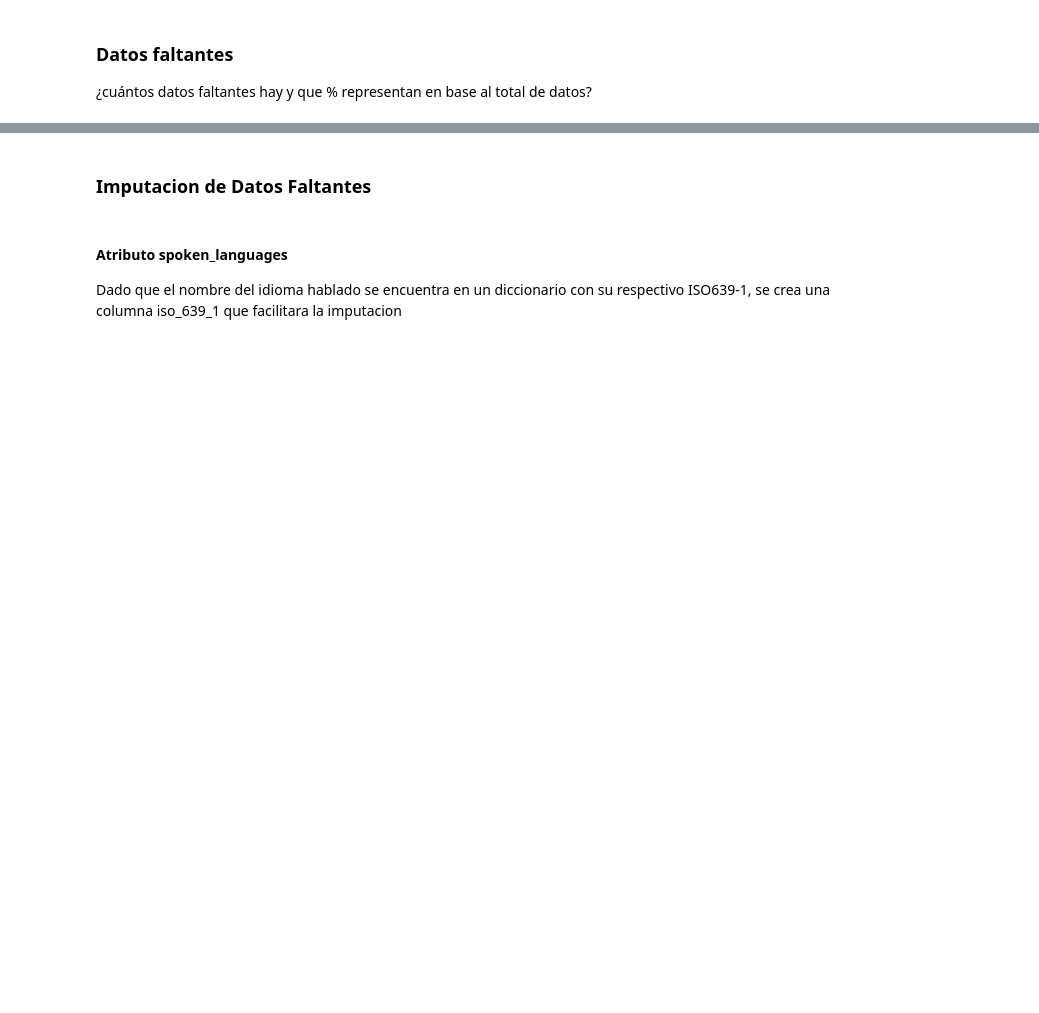
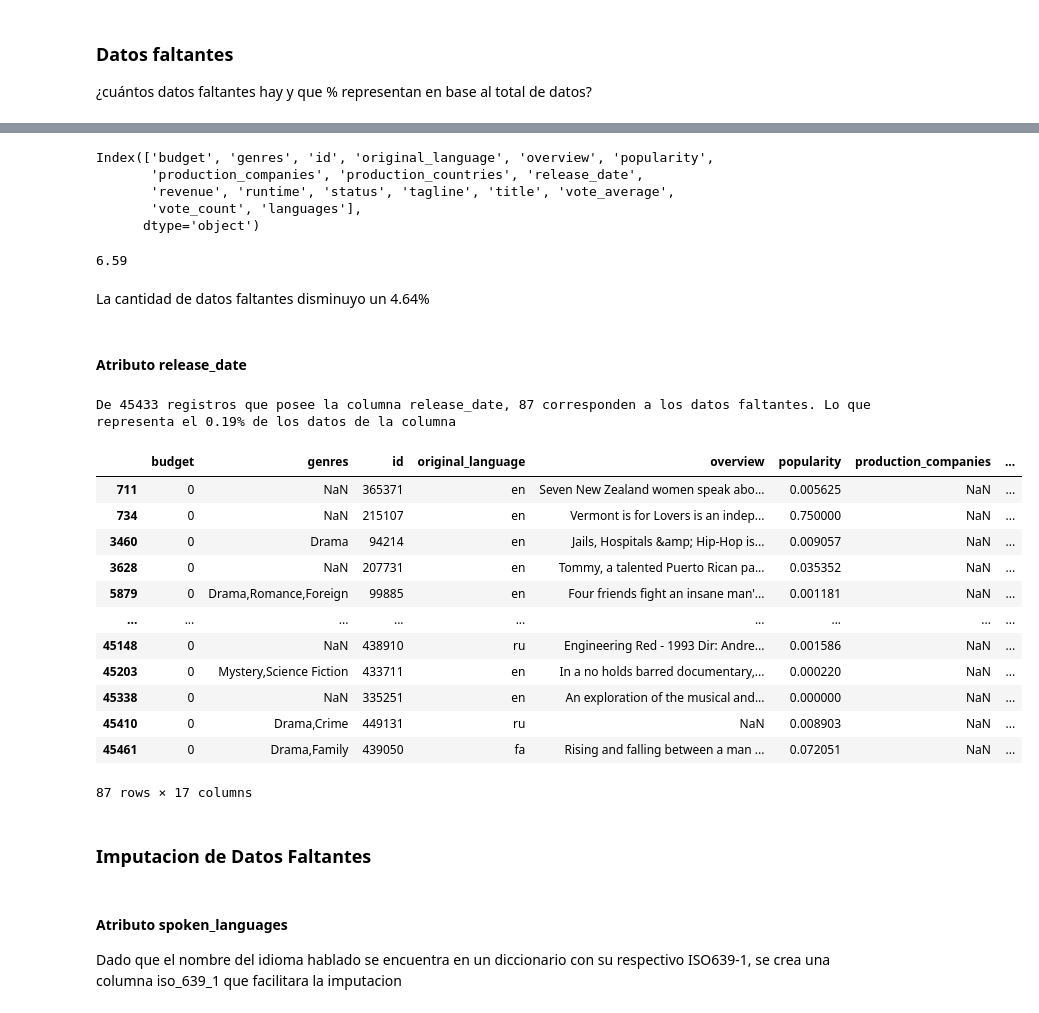
Before and after one commit to DanniRodrJ/Content-Based_Movie_Recommendation_System, a Jupyter notebook: ETL_Movies.ipynb, the cells around one changed output, grey strips where cells are left out. Drawn from its saved outputs; the diff is of its cells as text; code cells hidden in the pictures; blank space fills up the shorter version.

```diff
--- a/ETL_Movies.ipynb
+++ b/ETL_Movies.ipynb
@@ -1102,0 +1407,11 @@ copy_movies[copy_movies['id'] == 141971]
+# %%
+# Calcular la mediana de la columna "popularity" para filas con el id 69234
+new_value = round(sustitucion_69234.groupby('id')['popularity'].median().iloc[0], 6)
+# Actualizar el valor de la fila en la columna "popularity"
+row_index = 9576
+drop_index = 26625
+movies.loc[row_index, 'popularity'] = new_value
+# Eliminar la fila con el indice correspondiente a drop_index
+movies.drop(labels = drop_index, inplace = True)
+# Verificar que los cambios se han realizado
+movies[movies['id'] == 69234]
@@ -1102,0 +1421,4 @@ copy_movies[copy_movies['id'] == 141971]
+# %%
+# Verificar para el mismo id hay datos que difieren
+sustitucion_12600 = movies[movies['id'] == 12600][['id','popularity']]
+sustitucion_12600
@@ -1102,0 +1429,11 @@ copy_movies[copy_movies['id'] == 141971]
+# %%
+# Calcular la mediana de la columna "popularity" para filas con el id 12600
+new_value = round(sustitucion_12600.groupby('id')['popularity'].median().iloc[0], 6)
+# Actualizar el valor de la fila en la columna "popularity"
+row_index = 5535
+drop_index = 44826
+movies.loc[row_index, 'popularity'] = new_value
+# Eliminar la fila con el indice correspondiente a drop_index
+movies.drop(labels = drop_index, inplace = True)
+# Verificar que los cambios se han realizado
+movies[movies['id'] == 12600]
@@ -1140,3 +1505,52 @@ percent_missing
+# %%
+movies = movies.drop(['collection'], axis = 1)
+movies.columns
+# %% [output]
+Index(['budget', 'genres', 'id', 'original_language', 'overview', 'popularity',
+       'production_companies', 'production_countries', 'release_date',
+       'revenue', 'runtime', 'status', 'tagline', 'title', 'vote_average',
+       'vote_count', 'languages'],
+      dtype='object')
+# %%
+# Cantidad de datos faltantes por columna
+missing_values_count = movies.isnull().sum()
+
+# Calcular % de datos faltantes respecto al total de los datos
+total_cells = np.product(movies.shape)
+total_missing = missing_values_count.sum()
+percent_missing = (total_missing / total_cells) * 100
+round(percent_missing, 2)
+# %% [output]
+6.59
+# %% [markdown]
+La cantidad de datos faltantes disminuyo un 4.64%
+# %% [markdown]
+#### Atributo release_date
+# %%
+total_release_date = movies['release_date'].shape[0]
+total_missing_release_date = movies['release_date'].isnull().sum()
+percent_missing_release_date = (total_missing_release_date / total_release_date) * 100
+value = round(percent_missing_release_date, 2)
+print(f'De {total_release_date} registros que posee la columna release_date, {total_missing_release_date} corresponden a los datos faltantes. Lo que representa el {value}% de los datos de la columna')
+# %% [output]
+De 45433 registros que posee la columna release_date, 87 corresponden a los datos faltantes. Lo que representa el 0.19% de los datos de la columna
+# %%
+null_dates = movies[movies['release_date'].isnull()]
+null_dates
+# %% [output]
+|  | budget | genres | id | original_language | overview | popularity | production_companies | ... |
+| 711 | 0 | NaN | 365371 | en | Seven New Zealand women speak abo... | 0.005625 | NaN | ... |
+| 734 | 0 | NaN | 215107 | en | Vermont is for Lovers is an indep... | 0.750000 | NaN | ... |
+| 3460 | 0 | Drama | 94214 | en | Jails, Hospitals &amp; Hip-Hop is... | 0.009057 | NaN | ... |
+| 3628 | 0 | NaN | 207731 | en | Tommy, a talented Puerto Rican pa... | 0.035352 | NaN | ... |
+| 5879 | 0 | Drama,Romance,Foreign | 99885 | en | Four friends fight an insane man'... | 0.001181 | NaN | ... |
+| ... | ... | ... | ... | ... | ... | ... | ... | ... |
+| 45148 | 0 | NaN | 438910 | ru | Engineering Red - 1993 Dir: Andre... | 0.001586 | NaN | ... |
+| 45203 | 0 | Mystery,Science Fiction | 433711 | en | In a no holds barred documentary,... | 0.000220 | NaN | ... |
+| 45338 | 0 | NaN | 335251 | en | An exploration of the musical and... | 0.000000 | NaN | ... |
+| 45410 | 0 | Drama,Crime | 449131 | ru | NaN | 0.008903 | NaN | ... |
+| 45461 | 0 | Drama,Family | 439050 | fa | Rising and falling between a man ... | 0.072051 | NaN | ... |
+87 rows × 17 columns
 # %% [markdown]
 ### Imputacion de Datos Faltantes
 # %% [markdown]
```
Also changed, not shown: parts of 106 cells of this notebook, 1 other file.
